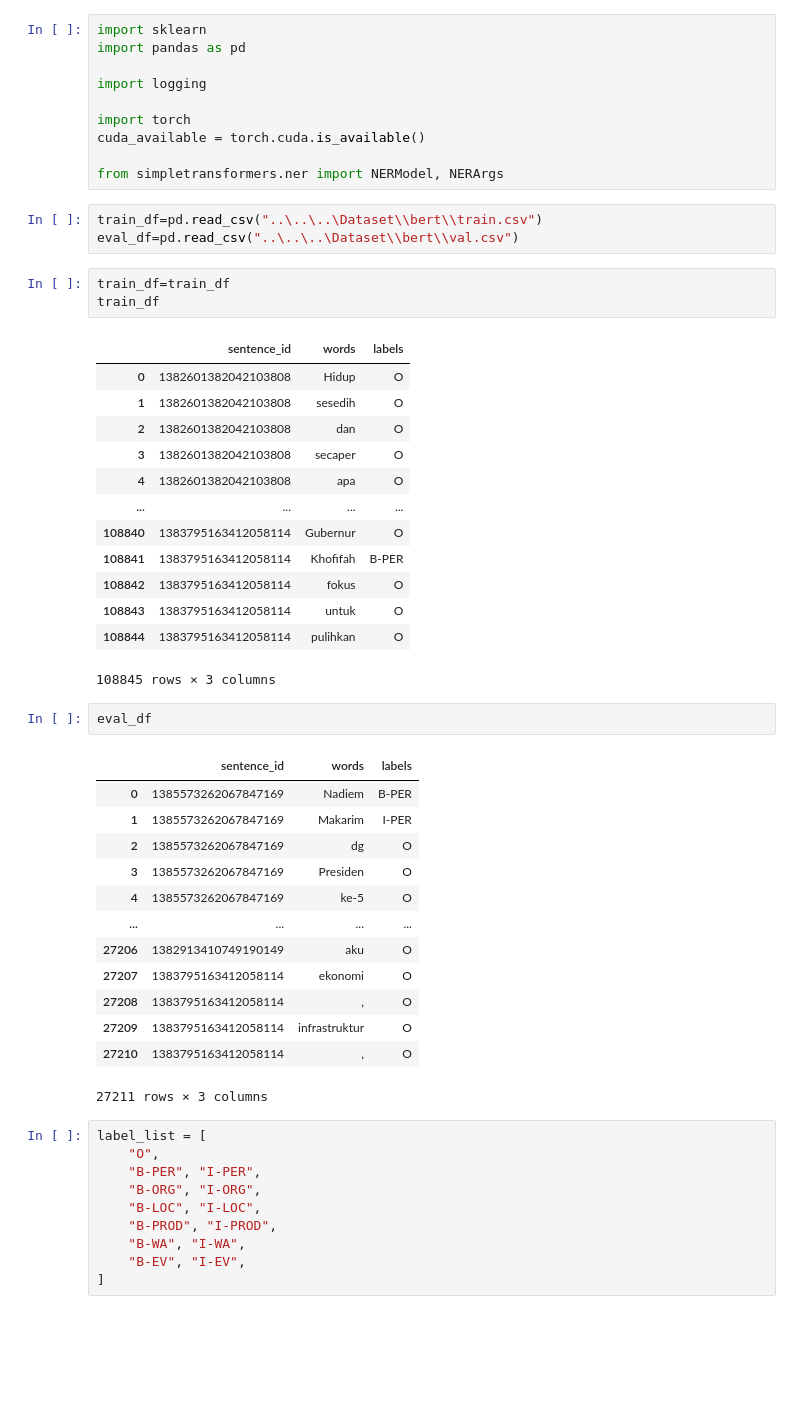
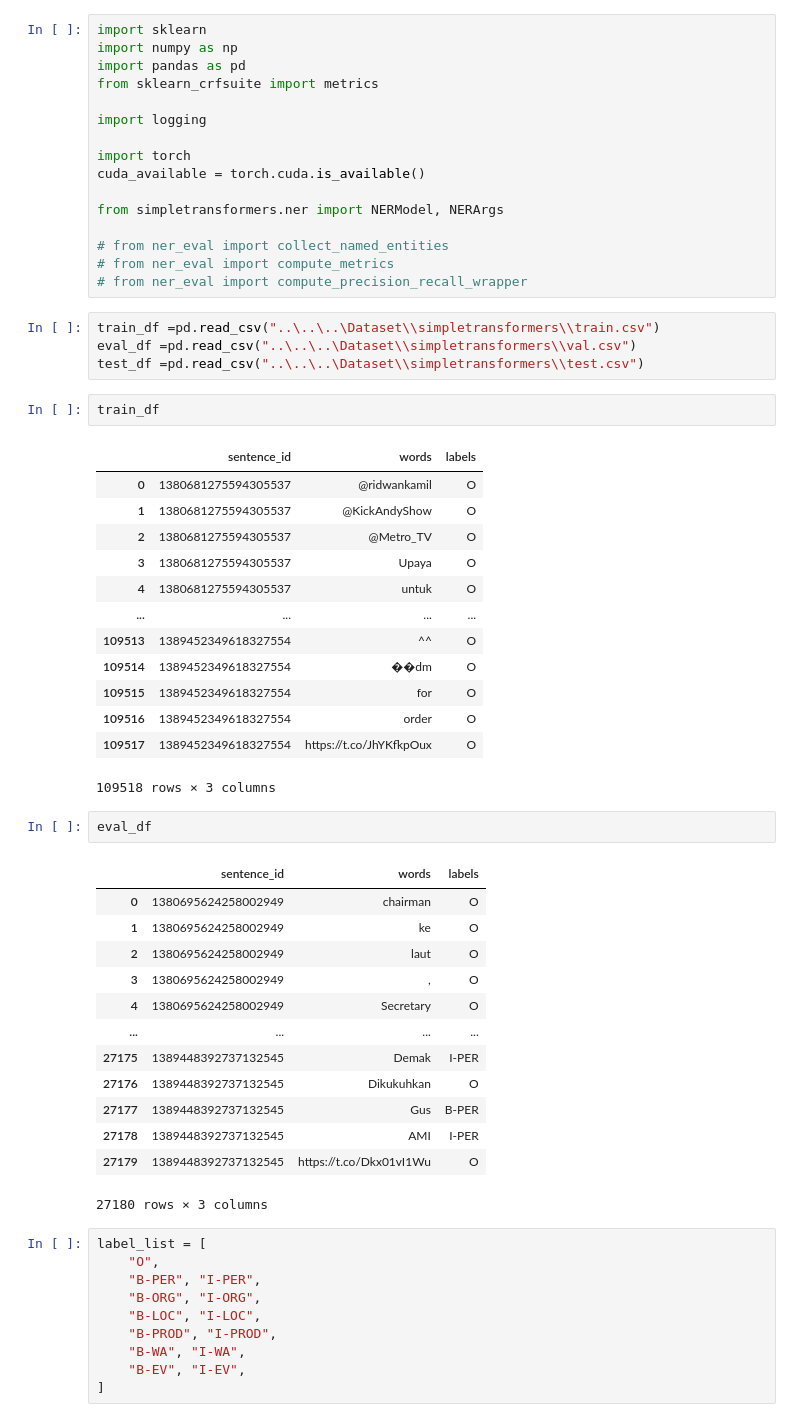
Before and after one commit to anwarfarihin/ner-idn-tweet, a Jupyter notebook: Model/bert/bert-base-multilingual-cased/bert-base-multilingual-cased1batch.ipynb, the cells around one changed output. Saved outputs shown, nothing was run; the diff lists cells and outputs as text; blank space fills up the shorter version.

```diff
--- a/Model/bert/bert-base-multilingual-cased/bert-base-multilingual-cased1batch.ipynb
+++ b/Model/bert/bert-base-multilingual-cased/bert-base-multilingual-cased1batch.ipynb
@@ -1,6 +1,8 @@
 # %%
 import sklearn
+import numpy as np
 import pandas as pd
+from sklearn_crfsuite import metrics
 
 import logging
 
@@ -8,42 +10,46 @@ import torch
 cuda_available = torch.cuda.is_available()
 
 from simpletransformers.ner import NERModel, NERArgs
+
+# from ner_eval import collect_named_entities
+# from ner_eval import compute_metrics
+# from ner_eval import compute_precision_recall_wrapper
 # %%
-train_df=pd.read_csv("..\..\..\Dataset\\bert\\train.csv")
-eval_df=pd.read_csv("..\..\..\Dataset\\bert\\val.csv")
+train_df =pd.read_csv("..\..\..\Dataset\\simpletransformers\\train.csv")
+eval_df =pd.read_csv("..\..\..\Dataset\\simpletransformers\\val.csv")
+test_df =pd.read_csv("..\..\..\Dataset\\simpletransformers\\test.csv")
 # %%
-train_df=train_df
 train_df
 # %% [output]
 |  | sentence_id | words | labels |
-| 0 | 1382601382042103808 | Hidup | O |
-| 1 | 1382601382042103808 | sesedih | O |
-| 2 | 1382601382042103808 | dan | O |
-| 3 | 1382601382042103808 | secaper | O |
-| 4 | 1382601382042103808 | apa | O |
+| 0 | 1380681275594305537 | @ridwankamil | O |
+| 1 | 1380681275594305537 | @KickAndyShow | O |
+| 2 | 1380681275594305537 | @Metro_TV | O |
+| 3 | 1380681275594305537 | Upaya | O |
+| 4 | 1380681275594305537 | untuk | O |
 | ... | ... | ... | ... |
-| 108840 | 1383795163412058114 | Gubernur | O |
-| 108841 | 1383795163412058114 | Khofifah | B-PER |
-| 108842 | 1383795163412058114 | fokus | O |
-| 108843 | 1383795163412058114 | untuk | O |
-| 108844 | 1383795163412058114 | pulihkan | O |
+| 109513 | 1389452349618327554 | ^^ | O |
+| 109514 | 1389452349618327554 | ��dm | O |
+| 109515 | 1389452349618327554 | for | O |
+| 109516 | 1389452349618327554 | order | O |
+| 109517 | 1389452349618327554 | https://t.co/JhYKfkpOux | O |
-108845 rows × 3 columns
+109518 rows × 3 columns
 # %%
 eval_df
 # %% [output]
 |  | sentence_id | words | labels |
-| 0 | 1385573262067847169 | Nadiem | B-PER |
-| 1 | 1385573262067847169 | Makarim | I-PER |
-| 2 | 1385573262067847169 | dg | O |
-| 3 | 1385573262067847169 | Presiden | O |
-| 4 | 1385573262067847169 | ke-5 | O |
+| 0 | 1380695624258002949 | chairman | O |
+| 1 | 1380695624258002949 | ke | O |
+| 2 | 1380695624258002949 | laut | O |
+| 3 | 1380695624258002949 | , | O |
+| 4 | 1380695624258002949 | Secretary | O |
 | ... | ... | ... | ... |
-| 27206 | 1382913410749190149 | aku | O |
-| 27207 | 1383795163412058114 | ekonomi | O |
-| 27208 | 1383795163412058114 | , | O |
-| 27209 | 1383795163412058114 | infrastruktur | O |
-| 27210 | 1383795163412058114 | , | O |
+| 27175 | 1389448392737132545 | Demak | I-PER |
+| 27176 | 1389448392737132545 | Dikukuhkan | O |
+| 27177 | 1389448392737132545 | Gus | B-PER |
+| 27178 | 1389448392737132545 | AMI | I-PER |
+| 27179 | 1389448392737132545 | https://t.co/Dkx01vI1Wu | O |
-27211 rows × 3 columns
+27180 rows × 3 columns
 # %%
 label_list = [
     "O",
```
Also changed, not shown: parts of 4 cells of this notebook, 3 other files.
